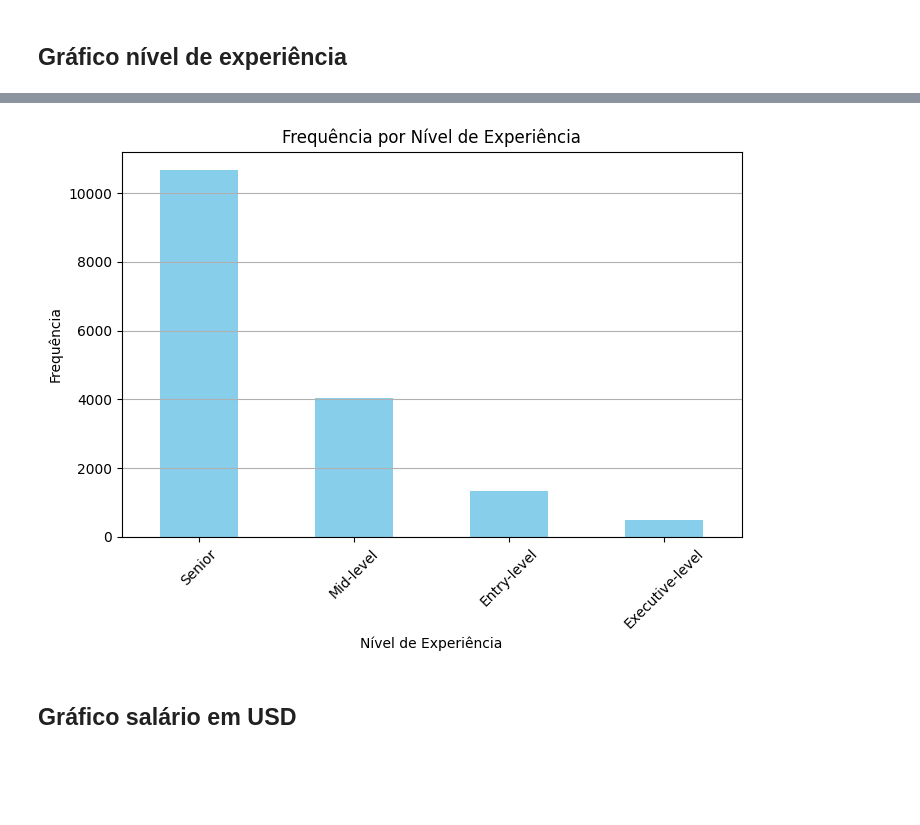
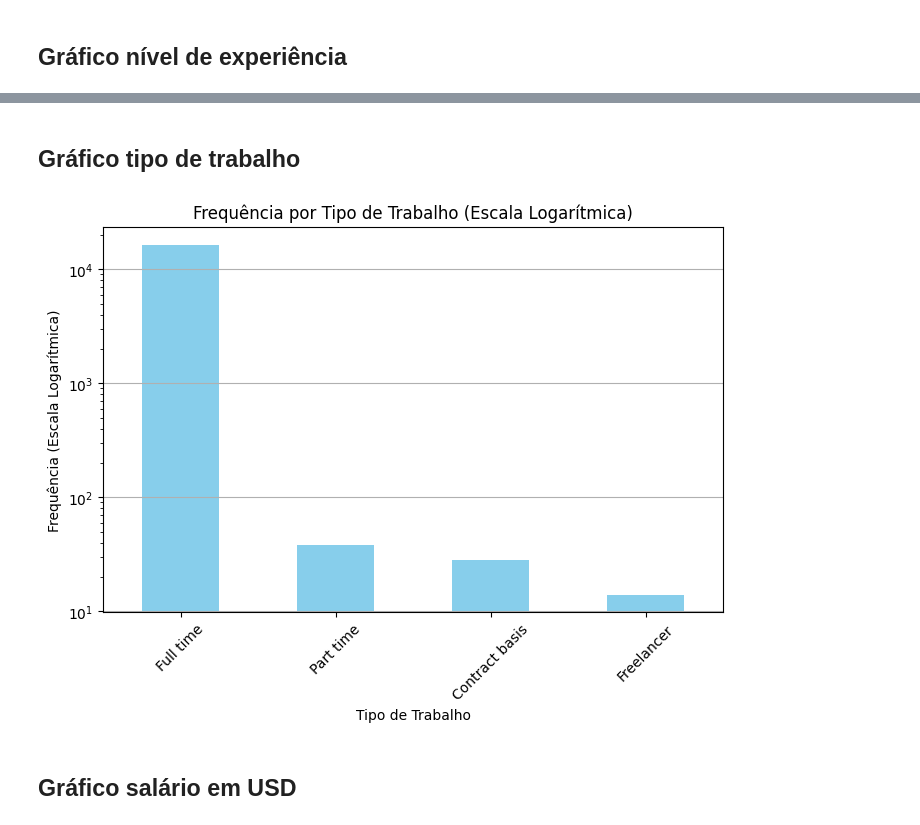
Before and after one commit to pedroreis01/analiseEstatistica, a Jupyter notebook: app.ipynb, the cells around one changed output, grey strips where cells are left out. Cells and saved outputs as stored; diff of their text form; code cells hidden in the pictures; blank space fills up the shorter version.

```diff
--- a/app.ipynb
+++ b/app.ipynb
@@ -165,18 +180,28 @@ Tabela de Frequência do Título do Trabalho:
+# %% [markdown]
+## Gráfico tipo de trabalho
 # %%
-def plot_experience_level(df):
-    """Plota a frequência por nível de experiência"""
-    experience_freq = df['experience_level'].value_counts()
+def plot_employment_type(df):
+    """Plota a frequência por tipo de trabalho usando gráfico de barras com escala logarítmica."""
+    employment_freq = df['employment_type'].value_counts()
+
     plt.figure(figsize=(8, 5))
-    experience_freq.plot(kind='bar', color='skyblue')
-    plt.title('Frequência por Nível de Experiência')
-    plt.xlabel('Nível de Experiência')
-    plt.ylabel('Frequência')
+    employment_freq.plot(kind='bar', color='skyblue')
+
+    # Usando escala logarítmica para o eixo y
+    plt.yscale('log')
+
+    plt.title('Frequência por Tipo de Trabalho (Escala Logarítmica)')
+    plt.xlabel('Tipo de Trabalho')
+    plt.ylabel('Frequência (Escala Logarítmica)')
     plt.xticks(rotation=45)
     plt.grid(axis='y')
+
     plt.show()
-plot_experience_level(df)
+
+# Exemplo de uso
+plot_employment_type(df)
 # %% [output]
-[figure, old version]
+[figure, new version]
 # %% [markdown]
 ## Gráfico salário em USD
 # %%
```
Also changed, not shown: parts of 4 cells of this notebook.
